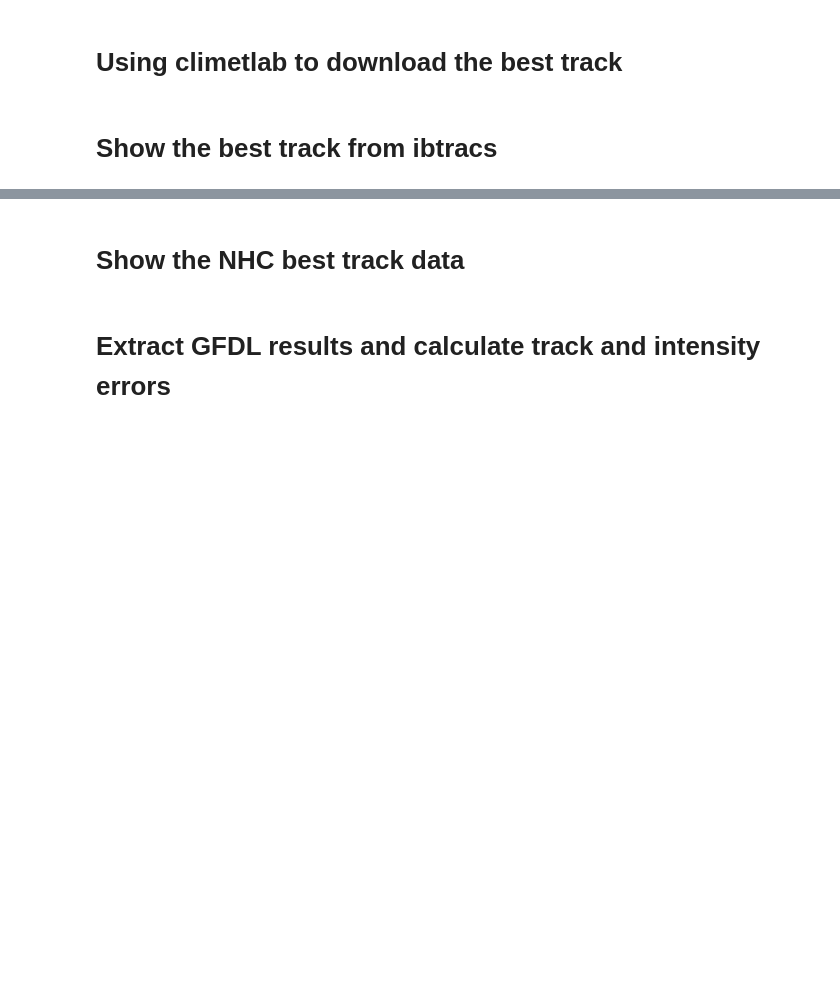
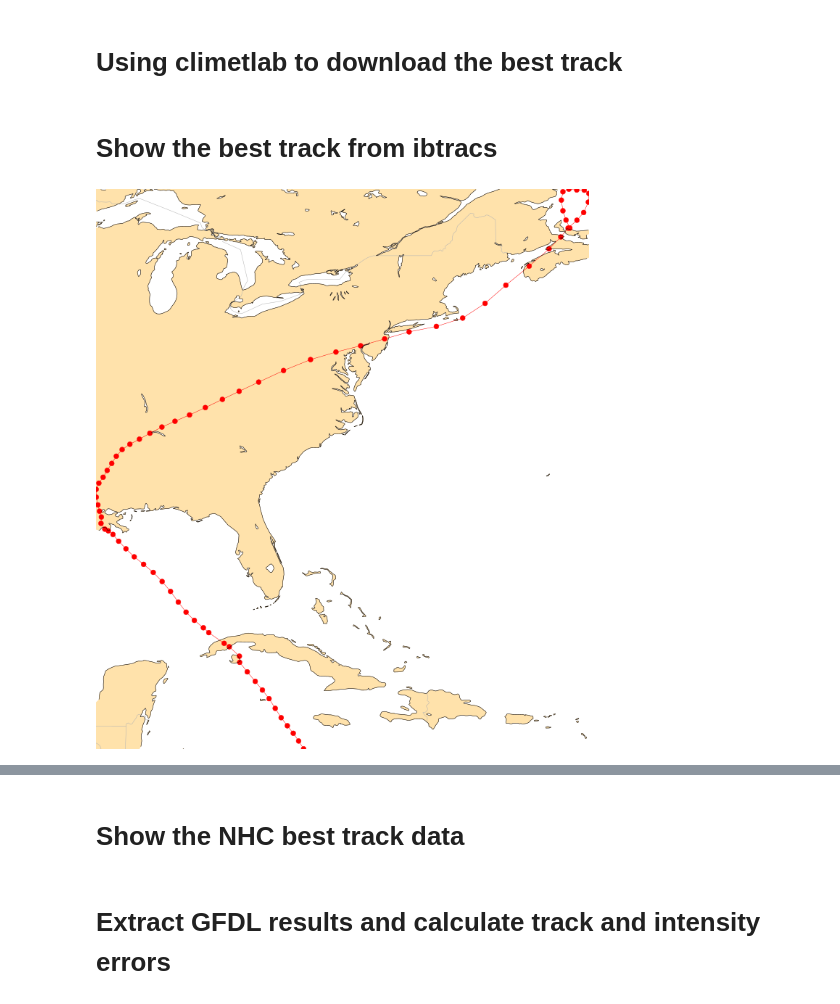
Before and after one commit to RoyCaitSith/climetlab-my-plugin, a Jupyter notebook: notebooks/track_and_intensity.ipynb, the cells around one changed output, grey strips where cells are left out. Drawn from its saved outputs; the diff is of its cells as text; code cells hidden in the pictures; blank space fills up the shorter version.

```diff
--- a/notebooks/track_and_intensity.ipynb
+++ b/notebooks/track_and_intensity.ipynb
@@ -8,6 +8,8 @@
 # %%
 from track_and_intensity import display_ibtracs_climetlab
 
-display_ibtracs_climetlab(data_library_name='cpex',
-                          dir_case='/08_CPEX/01_CV_RF07_AEW06_IAN',
-                          case_name='Ian')
+display_ibtracs_climetlab(data_library_name='goes',
+                          dir_case='/02_GOES_Bias_Correction/28_Ida',
+                          case_name='Ida')
+# %% [output]
+[figure, added]
```
Also changed, not shown: parts of 3 cells of this notebook, 5 other files.
